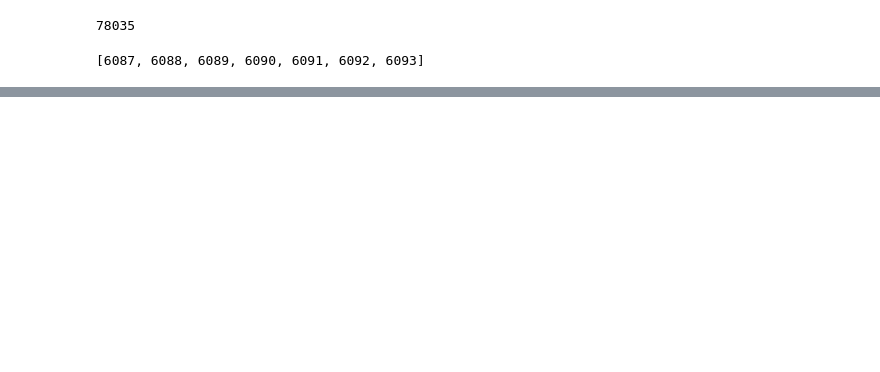
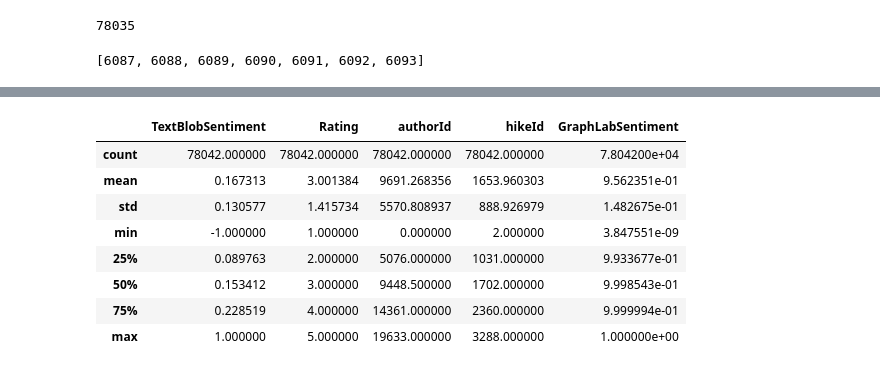
Before and after one commit to Jadetabony/wta_hikes, a Jupyter notebook: SentimentAnalysis.ipynb, the cells around one changed output, grey strips where cells are left out. Cells and saved outputs as stored; diff of their text form; code cells hidden in the pictures; blank space fills up the shorter version.

```diff
--- a/SentimentAnalysis.ipynb
+++ b/SentimentAnalysis.ipynb
@@ -142,0 +164,12 @@ df.to_csv('data/trip_reports.csv', header=True, index=False, encoding='utf-8')
+# %%
+df.describe()
+# %% [output]
+|  | TextBlobSentiment | Rating | authorId | hikeId | GraphLabSentiment |
+| count | 78042.000000 | 78042.000000 | 78042.000000 | 78042.000000 | 7.804200e+04 |
+| mean | 0.167313 | 3.001384 | 9691.268356 | 1653.960303 | 9.562351e-01 |
+| std | 0.130577 | 1.415734 | 5570.808937 | 888.926979 | 1.482675e-01 |
+| min | -1.000000 | 1.000000 | 0.000000 | 2.000000 | 3.847551e-09 |
+| 25% | 0.089763 | 2.000000 | 5076.000000 | 1031.000000 | 9.933677e-01 |
+| 50% | 0.153412 | 3.000000 | 9448.500000 | 1702.000000 | 9.998543e-01 |
+| 75% | 0.228519 | 4.000000 | 14361.000000 | 2360.000000 | 9.999994e-01 |
+| max | 1.000000 | 5.000000 | 19633.000000 | 3288.000000 | 1.000000e+00 |
```
Also changed, not shown: parts of 9 cells of this notebook, 12 other files.
